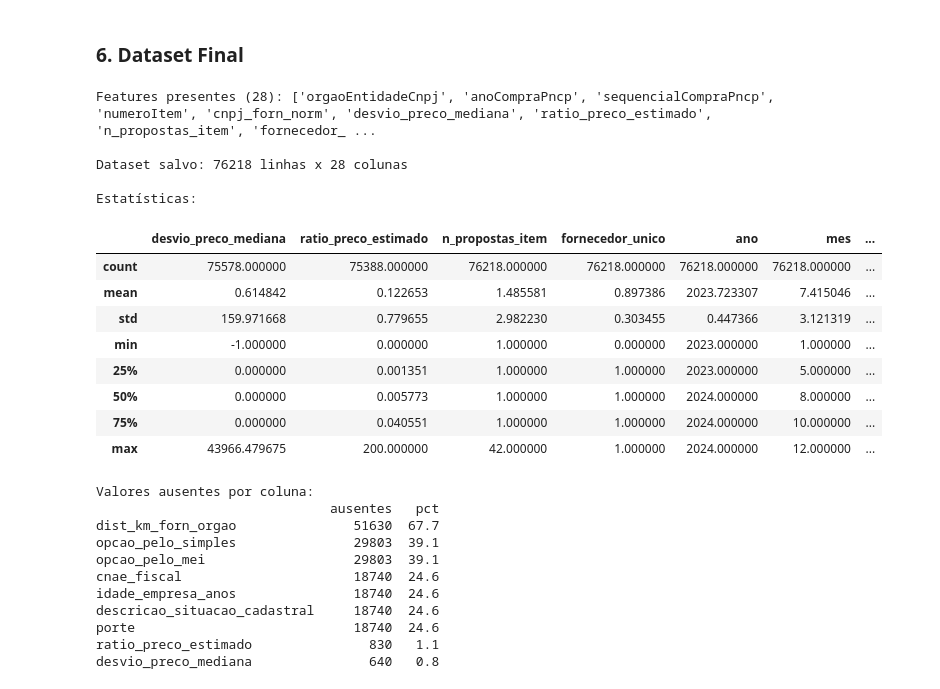
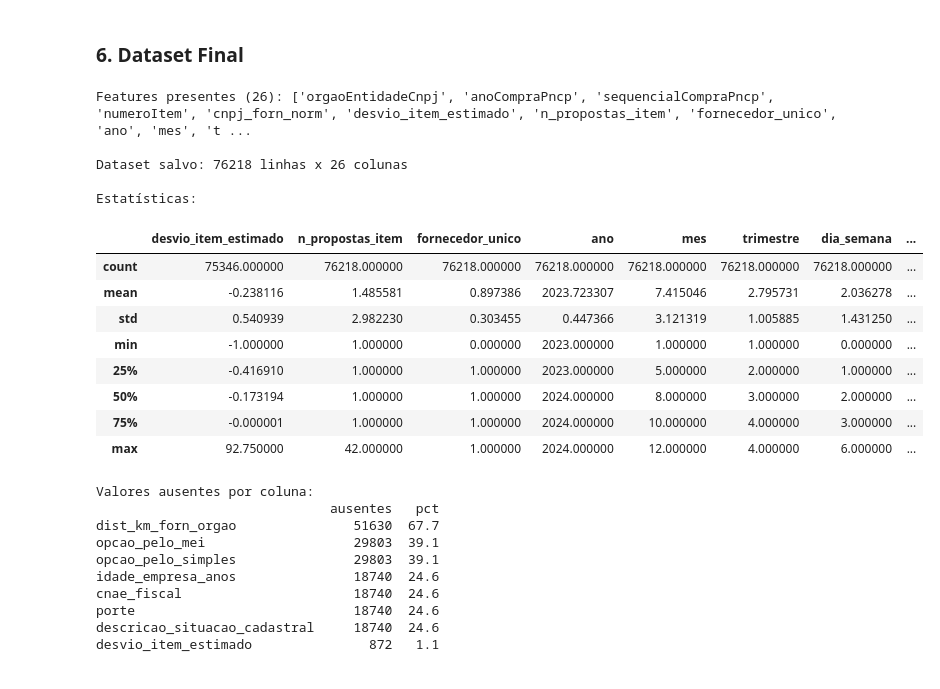
Before and after one commit to leticiagomesilva/Deteccao-Propostas-Anomalas-Licitacoes, a Jupyter notebook: notebooks/05_engenharia_variaveis.ipynb, the cells around one changed output. Saved outputs shown, nothing was run; the diff lists cells and outputs as text; code cells hidden in the pictures.

Commit message:
nova variável de preço adicionada - dataset novo gerado

```diff
--- a/notebooks/05_engenharia_variaveis.ipynb
+++ b/notebooks/05_engenharia_variaveis.ipynb
@@ -270,45 +261,45 @@ FEATURES_ML = [
     # Concorrência
     "n_propostas_item", "fornecedor_unico",
     # Temporal
     "ano", "mes", "trimestre", "dia_semana",
     # Eleitoral
     "dias_para_eleicao", "ano_eleitoral", "pre_eleitoral_180d",
     # Geográfica
     "dist_km_forn_orgao", "fornecedor_fora_pe",
     # Empresa
-    "tipo_fornecedor", "idade_empresa_anos", "empresa_nova", "freq_forn_orgao",
+    "tipo_fornecedor", "idade_empresa_anos", "empresa_nova",
     "opcao_pelo_mei", "opcao_pelo_simples",
     # Contexto
     "modalidadeNome", "porte", "cnae_fiscal", "descricao_situacao_cadastral"
 ]
 
 cols_presentes = [c for c in FEATURES_ML if c in df.columns]
 cols_ausentes  = [c for c in FEATURES_ML if c not in df.columns]
 
 print(f"Features presentes ({len(cols_presentes)}): {cols_presentes}")
 if cols_ausentes:
     print(f"Ausentes: {cols_ausentes}")
 
 dataset_ml = df[cols_presentes].copy()
 dataset_ml.to_csv("data/processed/dataset_ml.csv", index=False)
 print(f"\nDataset salvo: {len(dataset_ml)} linhas x {len(dataset_ml.columns)} colunas")
 print("\nEstatísticas:")
 dataset_ml.describe()
 # %% [output]
-Features presentes (28): ['orgaoEntidadeCnpj', 'anoCompraPncp', 'sequencialCompraPncp', 'numeroItem', 'cnpj_forn_norm', 'desvio_preco_mediana', 'ratio_preco_estimado', 'n_propostas_item', 'fornecedor_ ...
+Features presentes (26): ['orgaoEntidadeCnpj', 'anoCompraPncp', 'sequencialCompraPncp', 'numeroItem', 'cnpj_forn_norm', 'desvio_item_estimado', 'n_propostas_item', 'fornecedor_unico', 'ano', 'mes', 't ...
 
-Dataset salvo: 76218 linhas x 28 colunas
+Dataset salvo: 76218 linhas x 26 colunas
 
 Estatísticas:
-|  | desvio_preco_mediana | ratio_preco_estimado | n_propostas_item | fornecedor_unico | ano | mes | ... |
-| count | 75578.000000 | 75388.000000 | 76218.000000 | 76218.000000 | 76218.000000 | 76218.000000 | ... |
-| mean | 0.614842 | 0.122653 | 1.485581 | 0.897386 | 2023.723307 | 7.415046 | ... |
-| std | 159.971668 | 0.779655 | 2.982230 | 0.303455 | 0.447366 | 3.121319 | ... |
-| min | -1.000000 | 0.000000 | 1.000000 | 0.000000 | 2023.000000 | 1.000000 | ... |
-| 25% | 0.000000 | 0.001351 | 1.000000 | 1.000000 | 2023.000000 | 5.000000 | ... |
-| 50% | 0.000000 | 0.005773 | 1.000000 | 1.000000 | 2024.000000 | 8.000000 | ... |
-| 75% | 0.000000 | 0.040551 | 1.000000 | 1.000000 | 2024.000000 | 10.000000 | ... |
-| max | 43966.479675 | 200.000000 | 42.000000 | 1.000000 | 2024.000000 | 12.000000 | ... |
+|  | desvio_item_estimado | n_propostas_item | fornecedor_unico | ano | mes | trimestre | dia_semana | ... |
+| count | 75346.000000 | 76218.000000 | 76218.000000 | 76218.000000 | 76218.000000 | 76218.000000 | 76218.000000 | ... |
+| mean | -0.238116 | 1.485581 | 0.897386 | 2023.723307 | 7.415046 | 2.795731 | 2.036278 | ... |
+| std | 0.540939 | 2.982230 | 0.303455 | 0.447366 | 3.121319 | 1.005885 | 1.431250 | ... |
+| min | -1.000000 | 1.000000 | 0.000000 | 2023.000000 | 1.000000 | 1.000000 | 0.000000 | ... |
+| 25% | -0.416910 | 1.000000 | 1.000000 | 2023.000000 | 5.000000 | 2.000000 | 1.000000 | ... |
+| 50% | -0.173194 | 1.000000 | 1.000000 | 2024.000000 | 8.000000 | 3.000000 | 2.000000 | ... |
+| 75% | -0.000001 | 1.000000 | 1.000000 | 2024.000000 | 10.000000 | 4.000000 | 3.000000 | ... |
+| max | 92.750000 | 42.000000 | 1.000000 | 2024.000000 | 12.000000 | 4.000000 | 6.000000 | ... |
 # %%
 missing = dataset_ml.isnull().sum()
 missing_pct = (missing / len(dataset_ml) * 100).round(1)
@@ -319,11 +310,10 @@ print(relatorio[relatorio["ausentes"] > 0].sort_values("pct", ascending=False))
 Valores ausentes por coluna:
                               ausentes   pct
 dist_km_forn_orgao               51630  67.7
+opcao_pelo_mei                   29803  39.1
 opcao_pelo_simples               29803  39.1
-opcao_pelo_mei                   29803  39.1
+idade_empresa_anos               18740  24.6
 cnae_fiscal                      18740  24.6
-idade_empresa_anos               18740  24.6
+porte                            18740  24.6
 descricao_situacao_cadastral     18740  24.6
-porte                            18740  24.6
-ratio_preco_estimado               830   1.1
-desvio_preco_mediana               640   0.8
+desvio_item_estimado               872   1.1
```
Also changed, not shown: parts of 4 cells of this notebook, 5 other files.
